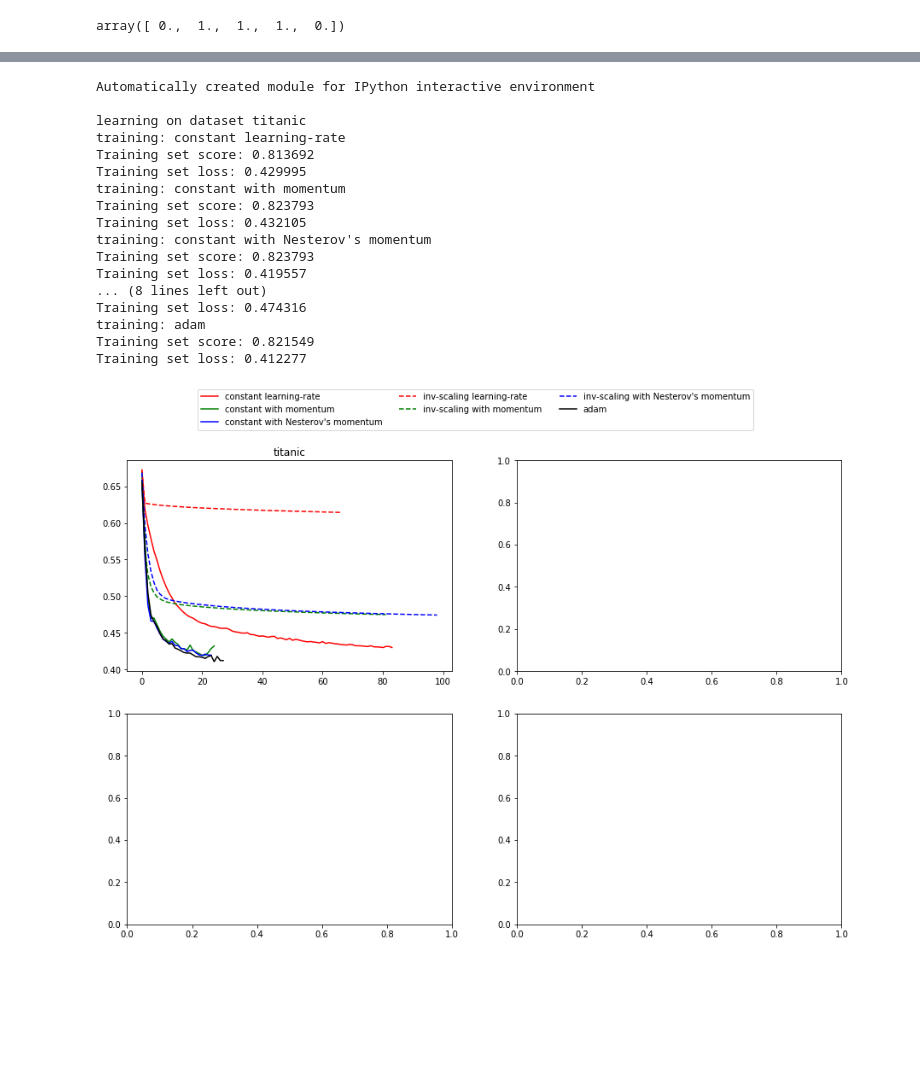
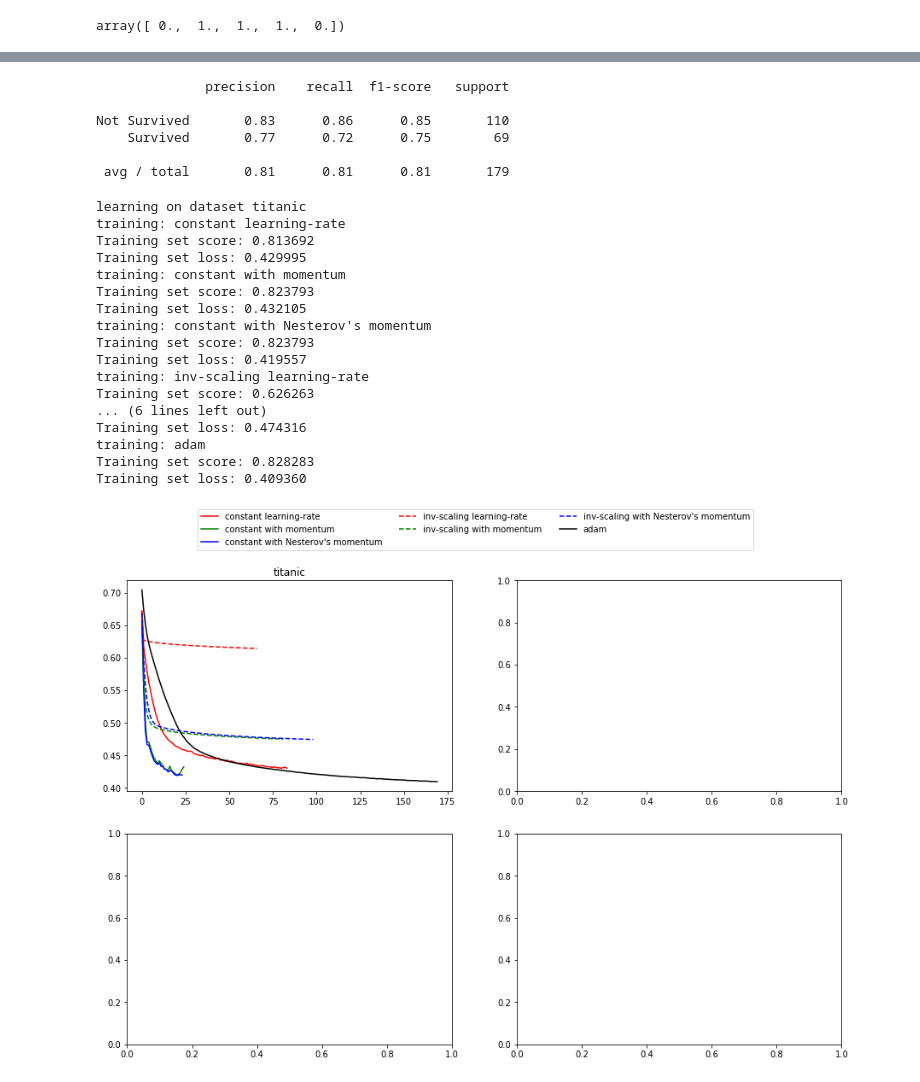
Before and after one commit to vslovik/dm, a Jupyter notebook: classification/classification_ANN.ipynb, the cells around one changed output, grey strips where cells are left out. Saved outputs shown, nothing was run; the diff lists cells and outputs as text; code cells hidden in the pictures; blank space fills up the shorter version.

```diff
--- a/classification/classification_ANN.ipynb
+++ b/classification/classification_ANN.ipynb
@@ -161,11 +156,16 @@ Object `axes.ravel` not found.
+# %%
+from sklearn.metrics import classification_report
+print(classification_report(test_y,
+                            test_pred,
+                            target_names=['Not Survived', 'Survived']))
+# %% [output]
+              precision    recall  f1-score   support
+
+Not Survived       0.83      0.86      0.85       110
+    Survived       0.77      0.72      0.75        69
+
+ avg / total       0.81      0.81      0.81       179
 # %%
-# http://scikit-learn.org/stable/auto_examples/neural_networks/plot_mlp_training_curves.html#sphx-glr-auto-examples-neural-networks-plot-mlp-training-curves-py
-print(__doc__)
-import matplotlib.pyplot as plt
-from sklearn.neural_network import MLPClassifier
-from sklearn.preprocessing import MinMaxScaler
-from sklearn import datasets
-
 # different learning rate schedules and momentum parameters
 params = [{'solver': 'sgd', 'learning_rate': 'constant', 'momentum': 0,
            'learning_rate_init': 0.2},
@@ -179,7 +179,8 @@ params = [{'solver': 'sgd', 'learning_rate': 'constant', 'momentum': 0,
            'nesterovs_momentum': True, 'learning_rate_init': 0.2},
           {'solver': 'sgd', 'learning_rate': 'invscaling', 'momentum': .9,
            'nesterovs_momentum': False, 'learning_rate_init': 0.2},
-          {'solver': 'adam', 'learning_rate_init': 0.01}]
+          {'momentum': .9, 'nesterovs_momentum': True,
+           'solver': 'adam', 'learning_rate_init': 0.001}]
 
 labels = ["constant learning-rate", "constant with momentum",
           "constant with Nesterov's momentum",
@@ -205,7 +206,7 @@ def plot_on_dataset(X, y, ax, name):
         # digits is larger but converges fairly quickly
         max_iter = 15
     else:
-        max_iter = 400
+        max_iter = 200
 
     for label, param in zip(labels, params):
         print("training: %s" % label)
@@ -213,36 +214,36 @@ def plot_on_dataset(X, y, ax, name):
                             max_iter=max_iter, **param)
         mlp.fit(X, y)
         mlps.append(mlp)
         print("Training set score: %f" % mlp.score(X, y))
         print("Training set loss: %f" % mlp.loss_)
     for mlp, label, args in zip(mlps, labels, plot_args):
             ax.plot(mlp.loss_curve_, label=label, **args)
 
 
 fig, axes = plt.subplots(2, 2, figsize=(15, 10))
 data_sets = [(X, y)]
 
 for ax, data, name in zip(axes.ravel(), data_sets, ['titanic']):
     plot_on_dataset(*data, ax=ax, name=name)
 
 fig.legend(ax.get_lines(), labels=labels, ncol=3, loc="upper center")
 plt.show()
 # %% [output]
-Automatically created module for IPython interactive environment
-
 learning on dataset titanic
 training: constant learning-rate
 Training set score: 0.813692
 Training set loss: 0.429995
 training: constant with momentum
 Training set score: 0.823793
 Training set loss: 0.432105
 training: constant with Nesterov's momentum
 Training set score: 0.823793
 Training set loss: 0.419557
-... (8 lines left out)
+training: inv-scaling learning-rate
+Training set score: 0.626263
+... (6 lines left out)
 Training set loss: 0.474316
 training: adam
-Training set score: 0.821549
-Training set loss: 0.412277
+Training set score: 0.828283
+Training set loss: 0.409360
-[figure, old version]
+[figure, new version]
```
Also changed, not shown: parts of 13 cells of this notebook, 3 other files.
